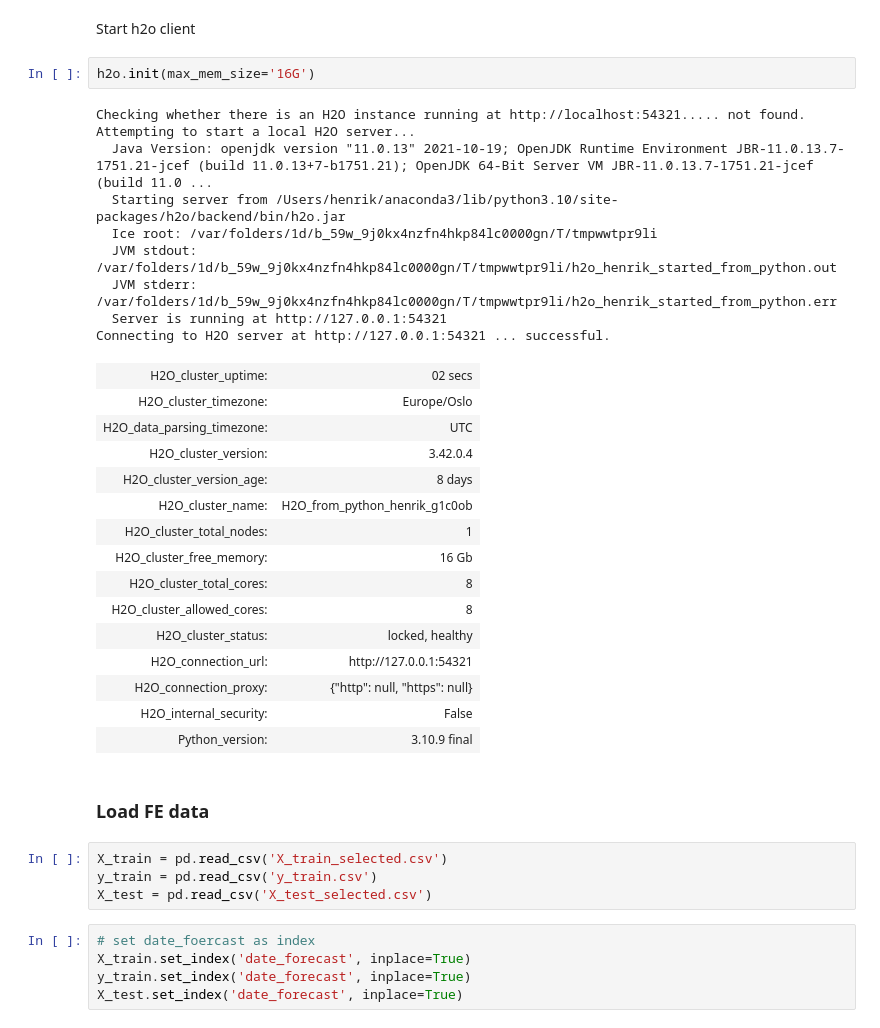
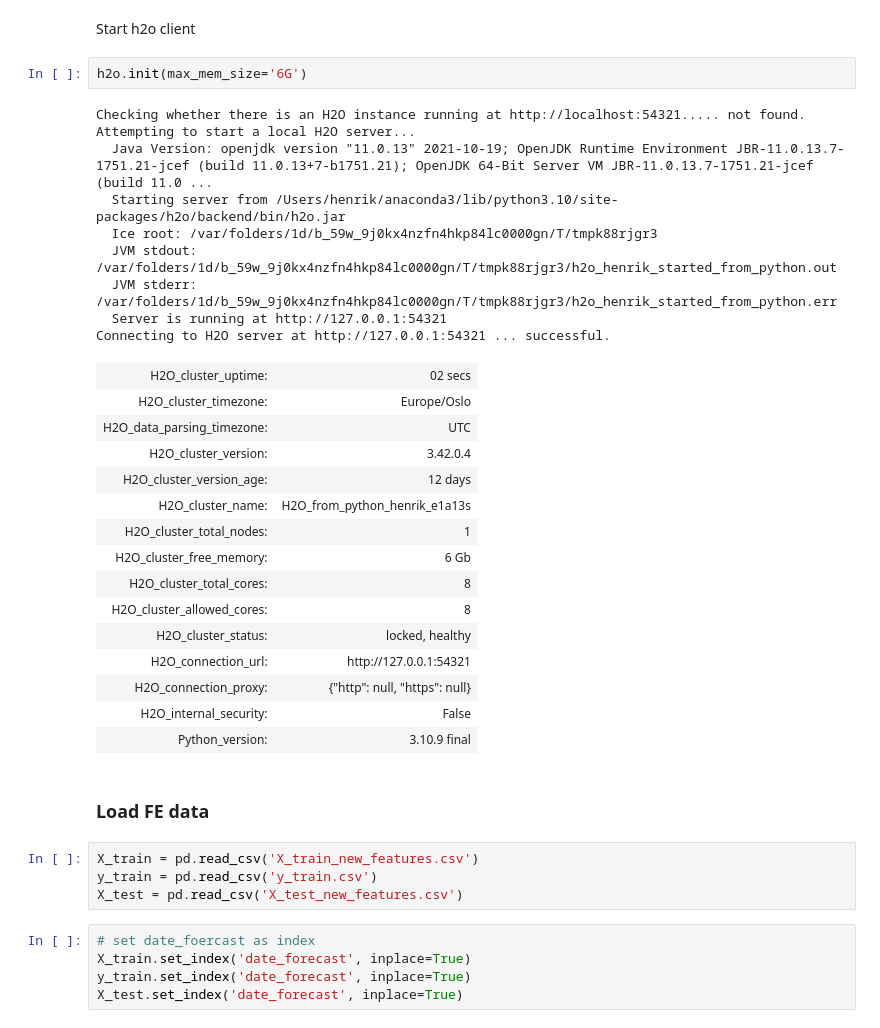
Before and after one commit to stinkyElias/TDT4173-ML, a Jupyter notebook: h2o_autoML.ipynb, the cells around one changed output. Cells and saved outputs as stored; diff of their text form.

```diff
--- a/h2o_autoML.ipynb
+++ b/h2o_autoML.ipynb
@@ -10,25 +10,25 @@ import utilities as ut
 # %% [markdown]
 Start h2o client
 # %%
-h2o.init(max_mem_size='16G')
+h2o.init(max_mem_size='6G')
 # %% [output]
 Checking whether there is an H2O instance running at http://localhost:54321..... not found.
 Attempting to start a local H2O server...
   Java Version: openjdk version "11.0.13" 2021-10-19; OpenJDK Runtime Environment JBR-11.0.13.7-1751.21-jcef (build 11.0.13+7-b1751.21); OpenJDK 64-Bit Server VM JBR-11.0.13.7-1751.21-jcef (build 11.0 ...
   Starting server from /Users/henrik/anaconda3/lib/python3.10/site-packages/h2o/backend/bin/h2o.jar
-  Ice root: /var/folders/1d/b_59w_9j0kx4nzfn4hkp84lc0000gn/T/tmpwwtpr9li
-  JVM stdout: /var/folders/1d/b_59w_9j0kx4nzfn4hkp84lc0000gn/T/tmpwwtpr9li/h2o_henrik_started_from_python.out
-  JVM stderr: /var/folders/1d/b_59w_9j0kx4nzfn4hkp84lc0000gn/T/tmpwwtpr9li/h2o_henrik_started_from_python.err
+  Ice root: /var/folders/1d/b_59w_9j0kx4nzfn4hkp84lc0000gn/T/tmpk88rjgr3
+  JVM stdout: /var/folders/1d/b_59w_9j0kx4nzfn4hkp84lc0000gn/T/tmpk88rjgr3/h2o_henrik_started_from_python.out
+  JVM stderr: /var/folders/1d/b_59w_9j0kx4nzfn4hkp84lc0000gn/T/tmpk88rjgr3/h2o_henrik_started_from_python.err
   Server is running at http://127.0.0.1:54321
 Connecting to H2O server at http://127.0.0.1:54321 ... successful.
 | H2O_cluster_uptime: | 02 secs |
 | H2O_cluster_timezone: | Europe/Oslo |
 | H2O_data_parsing_timezone: | UTC |
 | H2O_cluster_version: | 3.42.0.4 |
-| H2O_cluster_version_age: | 8 days |
-| H2O_cluster_name: | H2O_from_python_henrik_g1c0ob |
+| H2O_cluster_version_age: | 12 days |
+| H2O_cluster_name: | H2O_from_python_henrik_e1a13s |
 | H2O_cluster_total_nodes: | 1 |
-| H2O_cluster_free_memory: | 16 Gb |
+| H2O_cluster_free_memory: | 6 Gb |
 | H2O_cluster_total_cores: | 8 |
 | H2O_cluster_allowed_cores: | 8 |
 | H2O_cluster_status: | locked, healthy |
@@ -39,9 +39,9 @@ Connecting to H2O server at http://127.0.0.1:54321 ... successful.
 # %% [markdown]
 ### Load FE data
 # %%
-X_train = pd.read_csv('X_train_selected.csv')
+X_train = pd.read_csv('X_train_new_features.csv')
 y_train = pd.read_csv('y_train.csv')
-X_test = pd.read_csv('X_test_selected.csv')
+X_test = pd.read_csv('X_test_new_features.csv')
 # %%
 # set date_foercast as index
 X_train.set_index('date_forecast', inplace=True)
```
Also changed, not shown: parts of 21 cells of this notebook, 5 other files.
